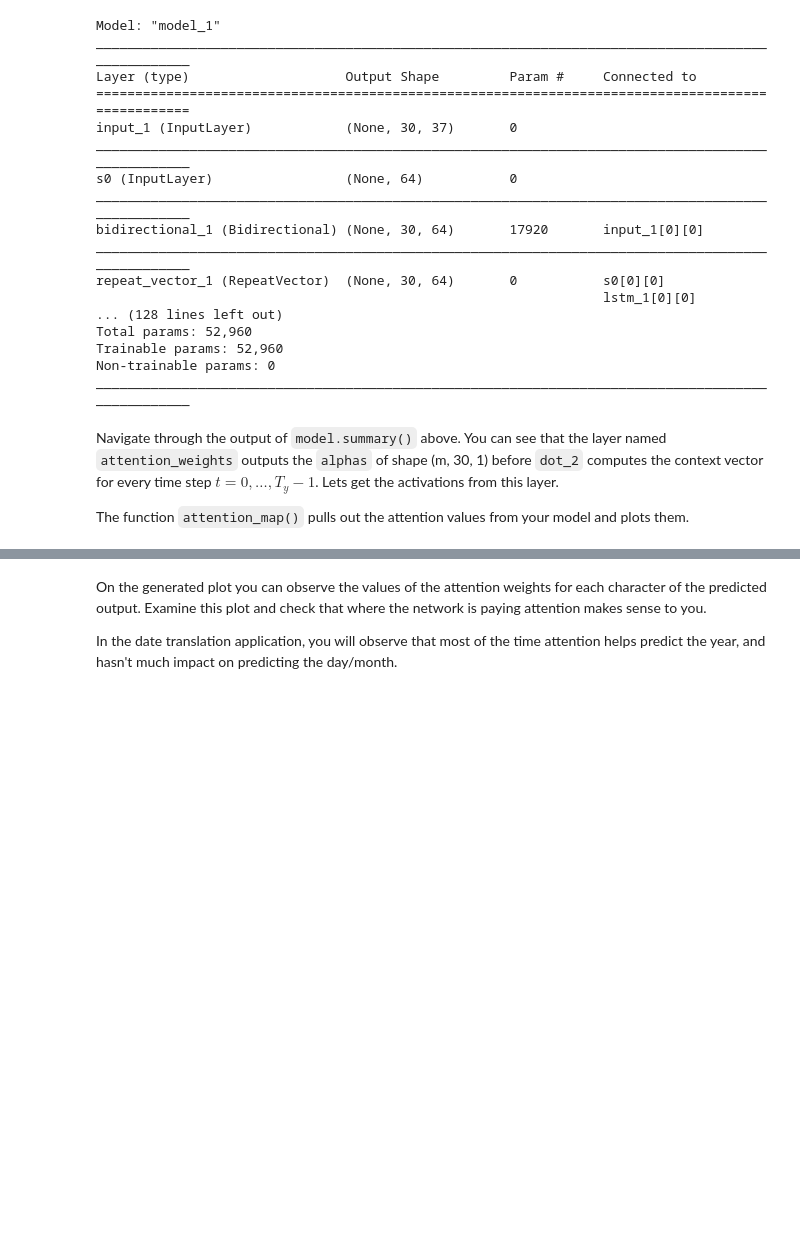
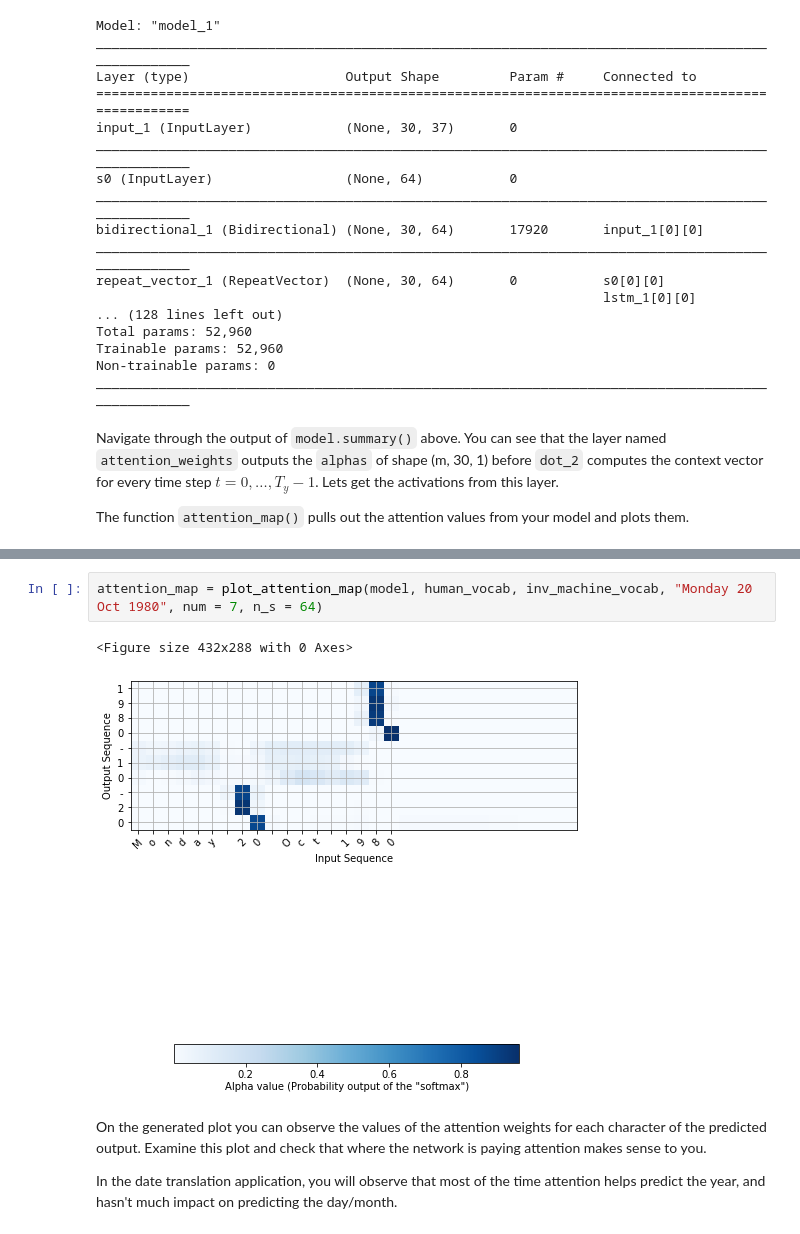
Before and after one commit to pandenghuang/Andrew-Ng-Deep-Learning-notes, a Jupyter notebook: assignments/C5W3/Assignment/Machine_Translation/Neural-machine-translation-with-attention-v4_reviewed.ipynb, the cells around one changed output, grey strips where cells are left out. Drawn from its saved outputs; the diff is of its cells as text; blank space fills up the shorter version.

```diff
--- a/assignments/C5W3/Assignment/Machine_Translation/Neural-machine-translation-with-attention-v4_reviewed.ipynb
+++ b/assignments/C5W3/Assignment/Machine_Translation/Neural-machine-translation-with-attention-v4_reviewed.ipynb
@@ -500,3 +593,8 @@ attention_map = plot_attention_map(model, human_vocab, inv_machine_vocab, "Tuesd
+# %%
+attention_map = plot_attention_map(model, human_vocab, inv_machine_vocab, "Monday 20 Oct 1980", num = 7, n_s = 64)
+# %% [output]
+<Figure size 432x288 with 0 Axes>
+[figure, added]
 # %% [markdown]
 On the generated plot you can observe the values of the attention weights for each character of the predicted output. Examine this plot and check that where the network is paying attention makes sense to you.
 
```
Also changed, not shown: parts of 12 cells of this notebook, 4 other files.
